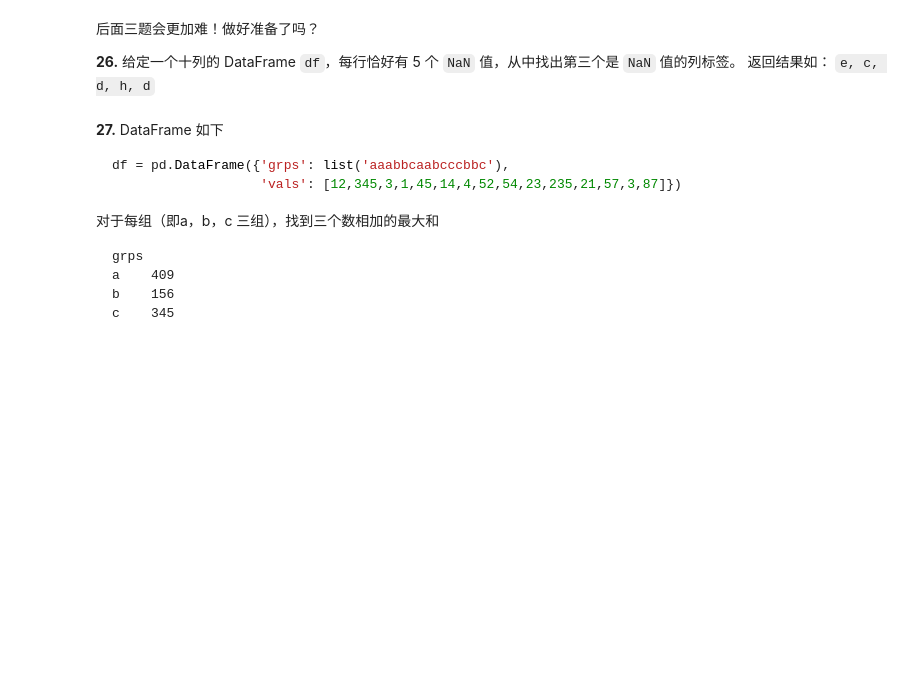
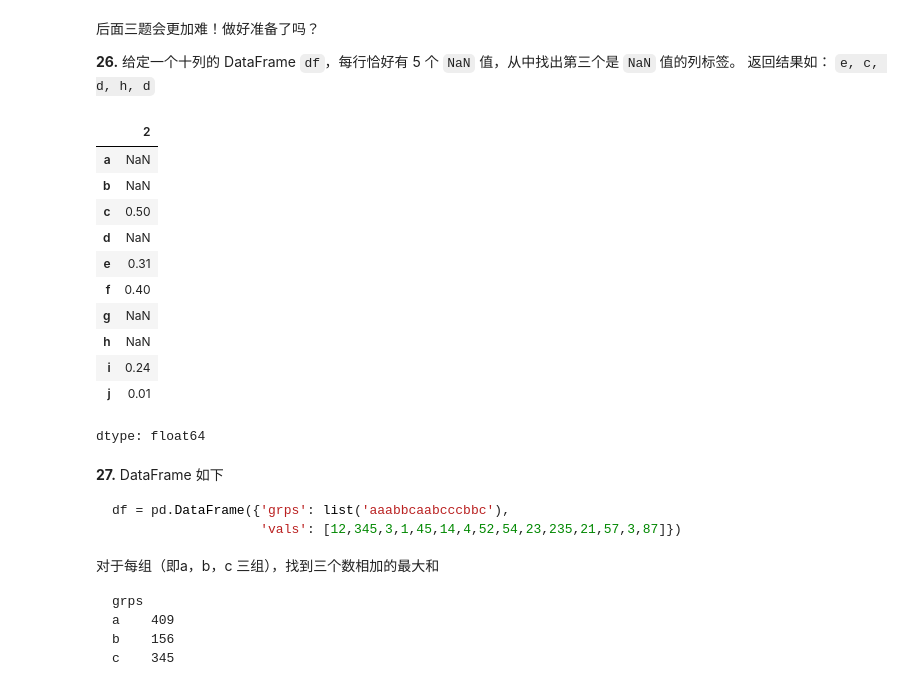
Before and after one commit to xyiling/100-pandas-puzzles-cn, a Jupyter notebook: 100-pandas-puzzles-cn.ipynb, the cells around one changed output. Saved outputs shown, nothing was run; the diff lists cells and outputs as text; code cells hidden in the pictures; blank space fills up the shorter version.

```diff
--- a/100-pandas-puzzles-cn.ipynb
+++ b/100-pandas-puzzles-cn.ipynb
@@ -428,17 +413,31 @@ df = pd.DataFrame(np.random.randint(0, 2, size=(10, 3)))
 # %%
 nan = np.nan
 
 data = [[0.04,  nan,  nan, 0.25,  nan, 0.43, 0.71, 0.51,  nan,  nan],
         [ nan,  nan,  nan, 0.04, 0.76,  nan,  nan, 0.67, 0.76, 0.16],
         [ nan,  nan, 0.5 ,  nan, 0.31, 0.4 ,  nan,  nan, 0.24, 0.01],
         [0.49,  nan,  nan, 0.62, 0.73, 0.26, 0.85,  nan,  nan,  nan],
         [ nan,  nan, 0.41,  nan, 0.05,  nan, 0.61,  nan, 0.48, 0.68]]
 
 columns = list('abcdefghij')
 
 df = pd.DataFrame(data, columns=columns)
 
 # write a solution to the question here
+df.iloc[(2), :]
+# %% [output]
+|  | 2 |
+| a | NaN |
+| b | NaN |
+| c | 0.50 |
+| d | NaN |
+| e | 0.31 |
+| f | 0.40 |
+| g | NaN |
+| h | NaN |
+| i | 0.24 |
+| j | 0.01 |
+dtype: float64
 # %% [markdown]
 **27.** DataFrame 如下
 
```
Also changed, not shown: parts of 12 cells of this notebook.
